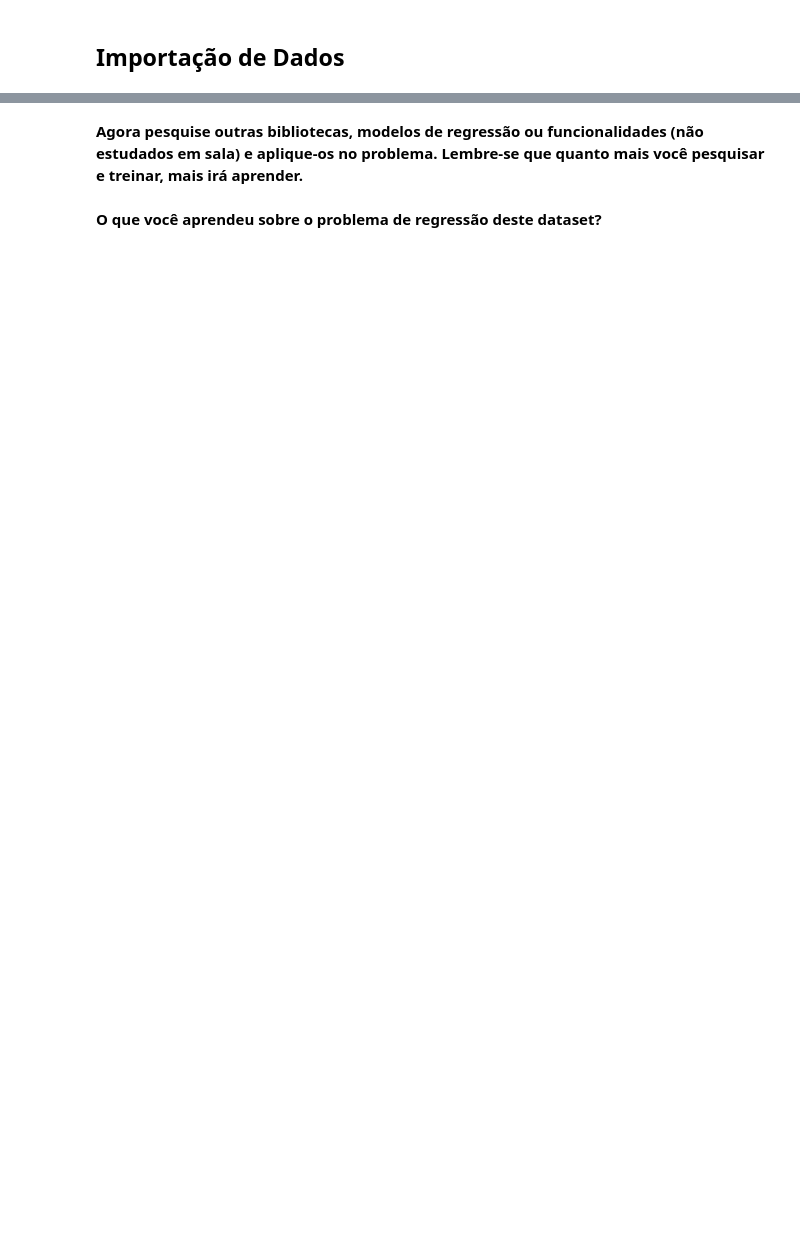
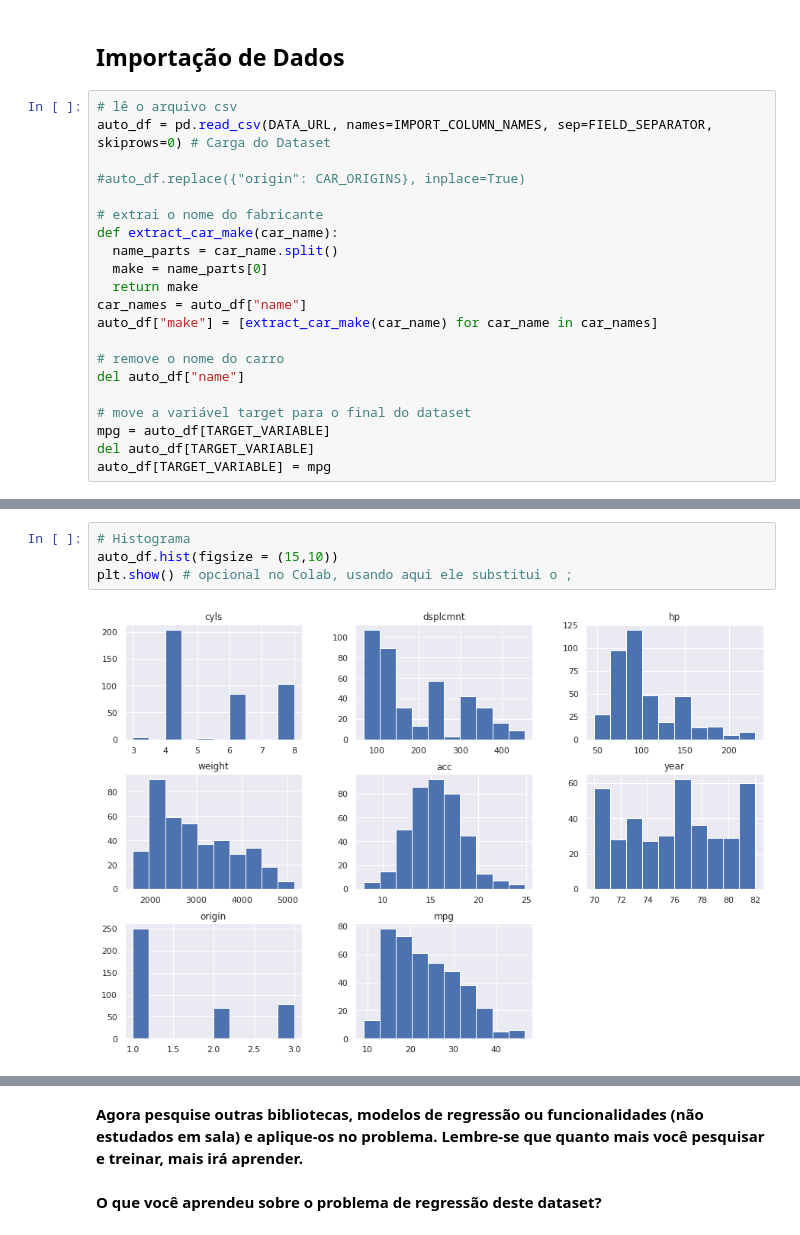
Before and after one commit to itaborai83/ecd221-ML-exercicio-03, a Jupyter notebook: Exercício_3_Problemas_de_Regressão.ipynb, the cells around one changed output, grey strips where cells are left out. Drawn from its saved outputs; the diff is of its cells as text; blank space fills up the shorter version.

```diff
--- a/Exercício_3_Problemas_de_Regressão.ipynb
+++ b/Exercício_3_Problemas_de_Regressão.ipynb
@@ -86,2 +135,23 @@ sns.set()
 # %% [markdown]
 ## Importação de Dados
+# %%
+# lê o arquivo csv
+auto_df = pd.read_csv(DATA_URL, names=IMPORT_COLUMN_NAMES, sep=FIELD_SEPARATOR, skiprows=0) # Carga do Dataset
+
+#auto_df.replace({"origin": CAR_ORIGINS}, inplace=True)
+
+# extrai o nome do fabricante
+def extract_car_make(car_name):
+  name_parts = car_name.split()
+  make = name_parts[0]
+  return make
+car_names = auto_df["name"]
+auto_df["make"] = [extract_car_make(car_name) for car_name in car_names]
+
+# remove o nome do carro
+del auto_df["name"]
+
+# move a variável target para o final do dataset
+mpg = auto_df[TARGET_VARIABLE]
+del auto_df[TARGET_VARIABLE]
+auto_df[TARGET_VARIABLE] = mpg
@@ -87,0 +290,6 @@ sns.set()
+# %%
+# Histograma
+auto_df.hist(figsize = (15,10))
+plt.show() # opcional no Colab, usando aqui ele substitui o ;
+# %% [output]
+[figure, added]
```
Also changed, not shown: parts of 16 cells of this notebook.
